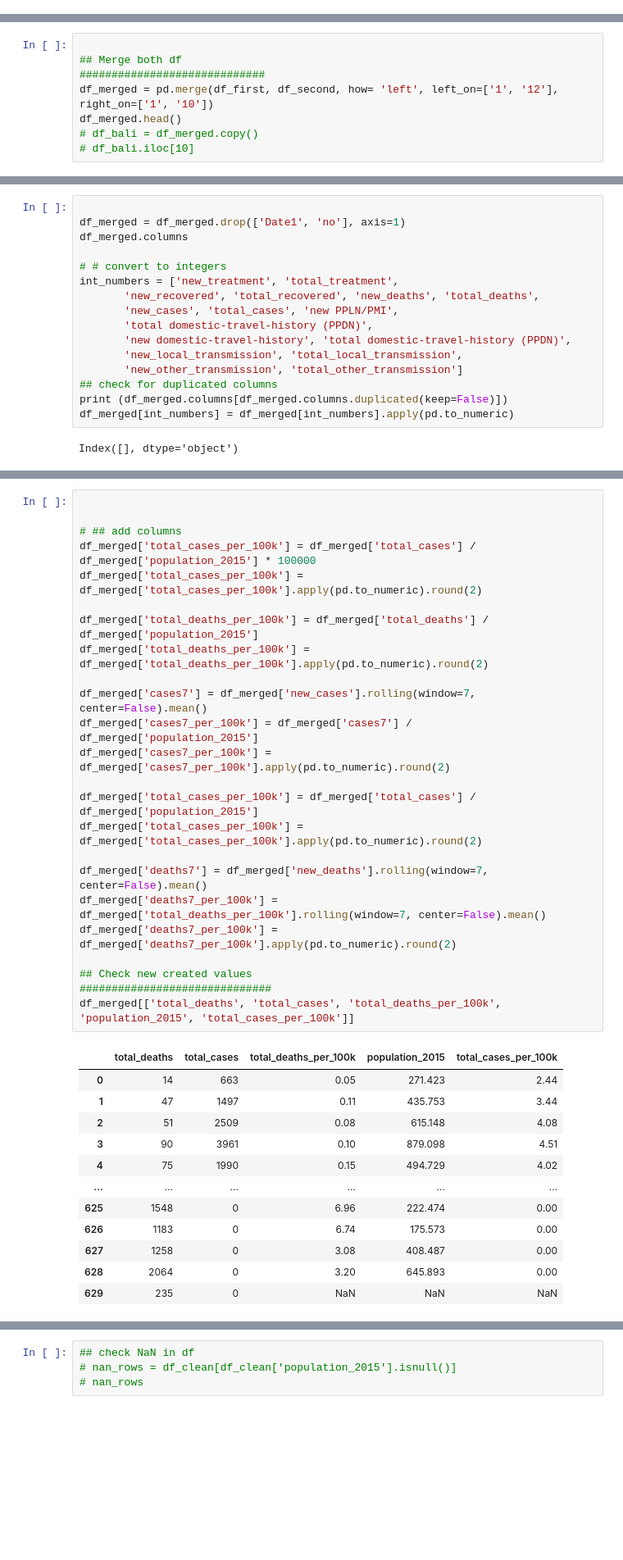
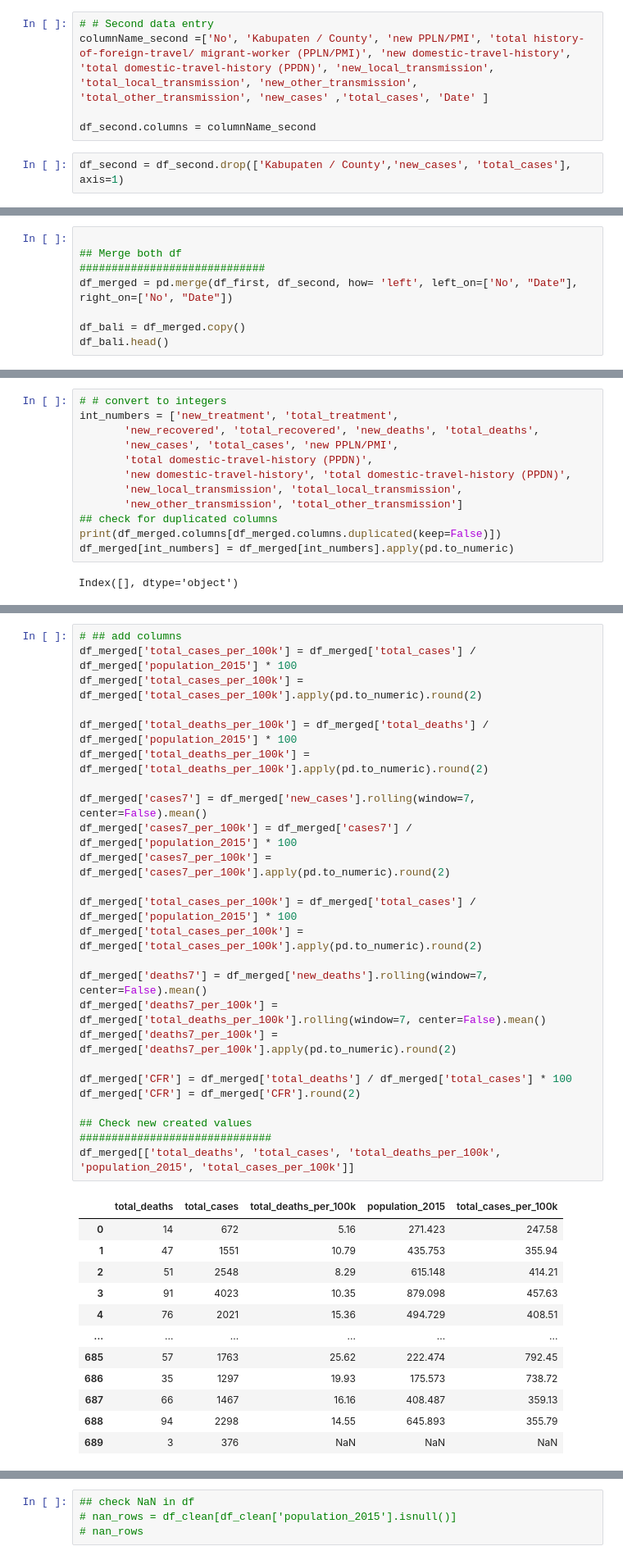
Before and after one commit to Svensone/bali-covid-app, a Jupyter notebook: data/daily_data_covid_bali_processing.ipynb, the cells around one changed output, grey strips where cells are left out. Shown at 82% size. Cells and saved outputs as stored; diff of their text form; blank space fills up the shorter version.

```diff
--- a/data/daily_data_covid_bali_processing.ipynb
+++ b/data/daily_data_covid_bali_processing.ipynb
@@ -58,0 +99,7 @@ Error: JSON line can't be decoded. JSONDecodeError('Extra data: line 1 column 7
+# %%
+# # Second data entry
+columnName_second =['No', 'Kabupaten / County', 'new PPLN/PMI', 'total history-of-foreign-travel/ migrant-worker (PPLN/PMI)', 'new domestic-travel-history', 'total domestic-travel-history (PPDN)', 'new_local_transmission', 'total_local_transmission',	'new_other_transmission', 'total_other_transmission', 'new_cases' ,'total_cases', 'Date' ]
+
+df_second.columns = columnName_second
+# %%
+df_second = df_second.drop(['Kabupaten / County','new_cases', 'total_cases'], axis=1)
@@ -60,8 +116,8 @@ Error: JSON line can't be decoded. JSONDecodeError('Extra data: line 1 column 7
 
 ## Merge both df
 #############################
-df_merged = pd.merge(df_first, df_second, how= 'left', left_on=['1', '12'], right_on=['1', '10'])
-df_merged.head()
-# df_bali = df_merged.copy()
-# df_bali.iloc[10]
+df_merged = pd.merge(df_first, df_second, how= 'left', left_on=['No', "Date"], right_on=['No', "Date"])
+
+df_bali = df_merged.copy()
+df_bali.head()
 # %% [output]
@@ -188,8 +221,4 @@ Name: 1, dtype: object
 # %%
-
-df_merged = df_merged.drop(['Date1', 'no'], axis=1)
-df_merged.columns
-
 # # convert to integers
 int_numbers = ['new_treatment', 'total_treatment',
        'new_recovered', 'total_recovered', 'new_deaths', 'total_deaths',
@@ -199,7 +228,7 @@ int_numbers = ['new_treatment', 'total_treatment',
        'new_local_transmission', 'total_local_transmission',
        'new_other_transmission', 'total_other_transmission']
 ## check for duplicated columns
-print (df_merged.columns[df_merged.columns.duplicated(keep=False)])
+print(df_merged.columns[df_merged.columns.duplicated(keep=False)])
 df_merged[int_numbers] = df_merged[int_numbers].apply(pd.to_numeric)
 # %% [output]
 Index([], dtype='object')
@@ -206,37 +242,38 @@ Index([], dtype='object')
 # %%
-
-
 # ## add columns
-df_merged['total_cases_per_100k'] = df_merged['total_cases'] / df_merged['population_2015'] * 100000
+df_merged['total_cases_per_100k'] = df_merged['total_cases'] / df_merged['population_2015'] * 100
 df_merged['total_cases_per_100k'] = df_merged['total_cases_per_100k'].apply(pd.to_numeric).round(2)
 
-df_merged['total_deaths_per_100k'] = df_merged['total_deaths'] / df_merged['population_2015']
+df_merged['total_deaths_per_100k'] = df_merged['total_deaths'] / df_merged['population_2015'] * 100
 df_merged['total_deaths_per_100k'] = df_merged['total_deaths_per_100k'].apply(pd.to_numeric).round(2)
 
 df_merged['cases7'] = df_merged['new_cases'].rolling(window=7, center=False).mean()
-df_merged['cases7_per_100k'] = df_merged['cases7'] / df_merged['population_2015']
+df_merged['cases7_per_100k'] = df_merged['cases7'] / df_merged['population_2015'] * 100
 df_merged['cases7_per_100k'] = df_merged['cases7_per_100k'].apply(pd.to_numeric).round(2)
 
-df_merged['total_cases_per_100k'] = df_merged['total_cases'] / df_merged['population_2015']
+df_merged['total_cases_per_100k'] = df_merged['total_cases'] / df_merged['population_2015'] * 100
 df_merged['total_cases_per_100k'] = df_merged['total_cases_per_100k'].apply(pd.to_numeric).round(2)
 
 df_merged['deaths7'] = df_merged['new_deaths'].rolling(window=7, center=False).mean()
 df_merged['deaths7_per_100k'] = df_merged['total_deaths_per_100k'].rolling(window=7, center=False).mean()
 df_merged['deaths7_per_100k'] = df_merged['deaths7_per_100k'].apply(pd.to_numeric).round(2)
 
+df_merged['CFR'] = df_merged['total_deaths'] / df_merged['total_cases'] * 100
+df_merged['CFR'] = df_merged['CFR'].round(2)
+
 ## Check new created values
 ##############################
 df_merged[['total_deaths', 'total_cases', 'total_deaths_per_100k', 'population_2015', 'total_cases_per_100k']]
 # %% [output]
 |  | total_deaths | total_cases | total_deaths_per_100k | population_2015 | total_cases_per_100k |
-| 0 | 14 | 663 | 0.05 | 271.423 | 2.44 |
-| 1 | 47 | 1497 | 0.11 | 435.753 | 3.44 |
-| 2 | 51 | 2509 | 0.08 | 615.148 | 4.08 |
-| 3 | 90 | 3961 | 0.10 | 879.098 | 4.51 |
-| 4 | 75 | 1990 | 0.15 | 494.729 | 4.02 |
+| 0 | 14 | 672 | 5.16 | 271.423 | 247.58 |
+| 1 | 47 | 1551 | 10.79 | 435.753 | 355.94 |
+| 2 | 51 | 2548 | 8.29 | 615.148 | 414.21 |
+| 3 | 91 | 4023 | 10.35 | 879.098 | 457.63 |
+| 4 | 76 | 2021 | 15.36 | 494.729 | 408.51 |
 | ... | ... | ... | ... | ... | ... |
-| 625 | 1548 | 0 | 6.96 | 222.474 | 0.00 |
-| 626 | 1183 | 0 | 6.74 | 175.573 | 0.00 |
-| 627 | 1258 | 0 | 3.08 | 408.487 | 0.00 |
-| 628 | 2064 | 0 | 3.20 | 645.893 | 0.00 |
-| 629 | 235 | 0 | NaN | NaN | NaN |
+| 685 | 57 | 1763 | 25.62 | 222.474 | 792.45 |
+| 686 | 35 | 1297 | 19.93 | 175.573 | 738.72 |
+| 687 | 66 | 1467 | 16.16 | 408.487 | 359.13 |
+| 688 | 94 | 2298 | 14.55 | 645.893 | 355.79 |
+| 689 | 3 | 376 | NaN | NaN | NaN |
```
Also changed, not shown: parts of 41 cells of this notebook, 5 other files.
